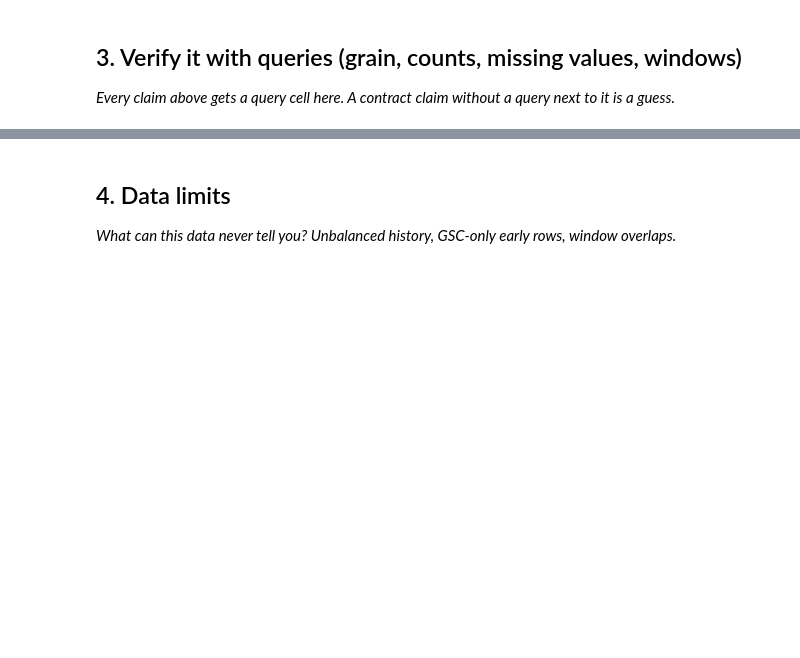
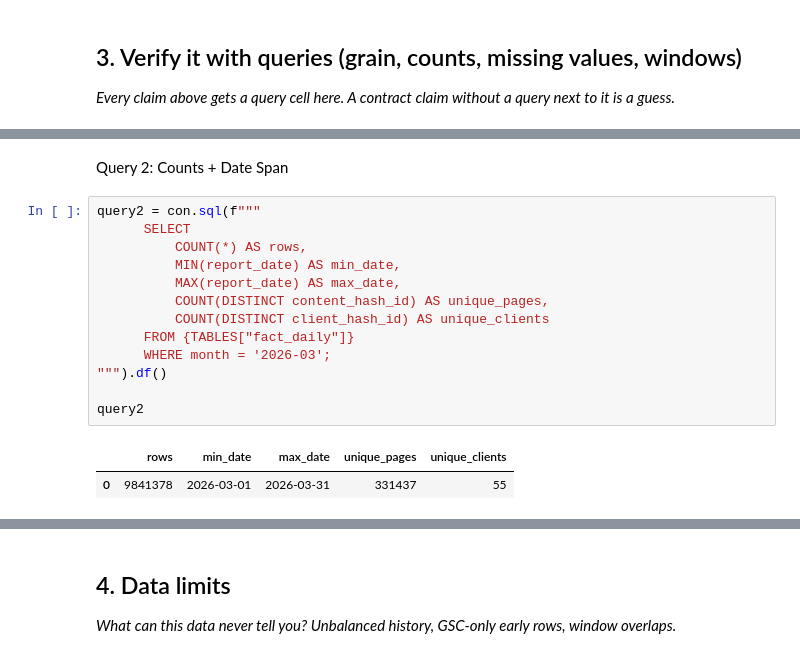
Before and after one commit to AhmedWaleedElFar/flyrank-ml-assignments, a Jupyter notebook: work/notebooks/w03_data_contract.ipynb, the cells around one changed output, grey strips where cells are left out. Cells and saved outputs as stored; diff of their text form; blank space fills up the shorter version.

```diff
--- a/work/notebooks/w03_data_contract.ipynb
+++ b/work/notebooks/w03_data_contract.ipynb
@@ -41,0 +104,18 @@ This skeleton is yours to fill. Work the sections **in order** — each one has
+# %% [markdown]
+Query 2: Counts + Date Span
+# %%
+query2 = con.sql(f"""
+      SELECT
+          COUNT(*) AS rows,
+          MIN(report_date) AS min_date,
+          MAX(report_date) AS max_date,
+          COUNT(DISTINCT content_hash_id) AS unique_pages,
+          COUNT(DISTINCT client_hash_id) AS unique_clients
+      FROM {TABLES["fact_daily"]}
+      WHERE month = '2026-03';
+""").df()
+
+query2
+# %% [output]
+|  | rows | min_date | max_date | unique_pages | unique_clients |
+| 0 | 9841378 | 2026-03-01 | 2026-03-31 | 331437 | 55 |
```
Also changed, not shown: parts of 10 cells of this notebook.
